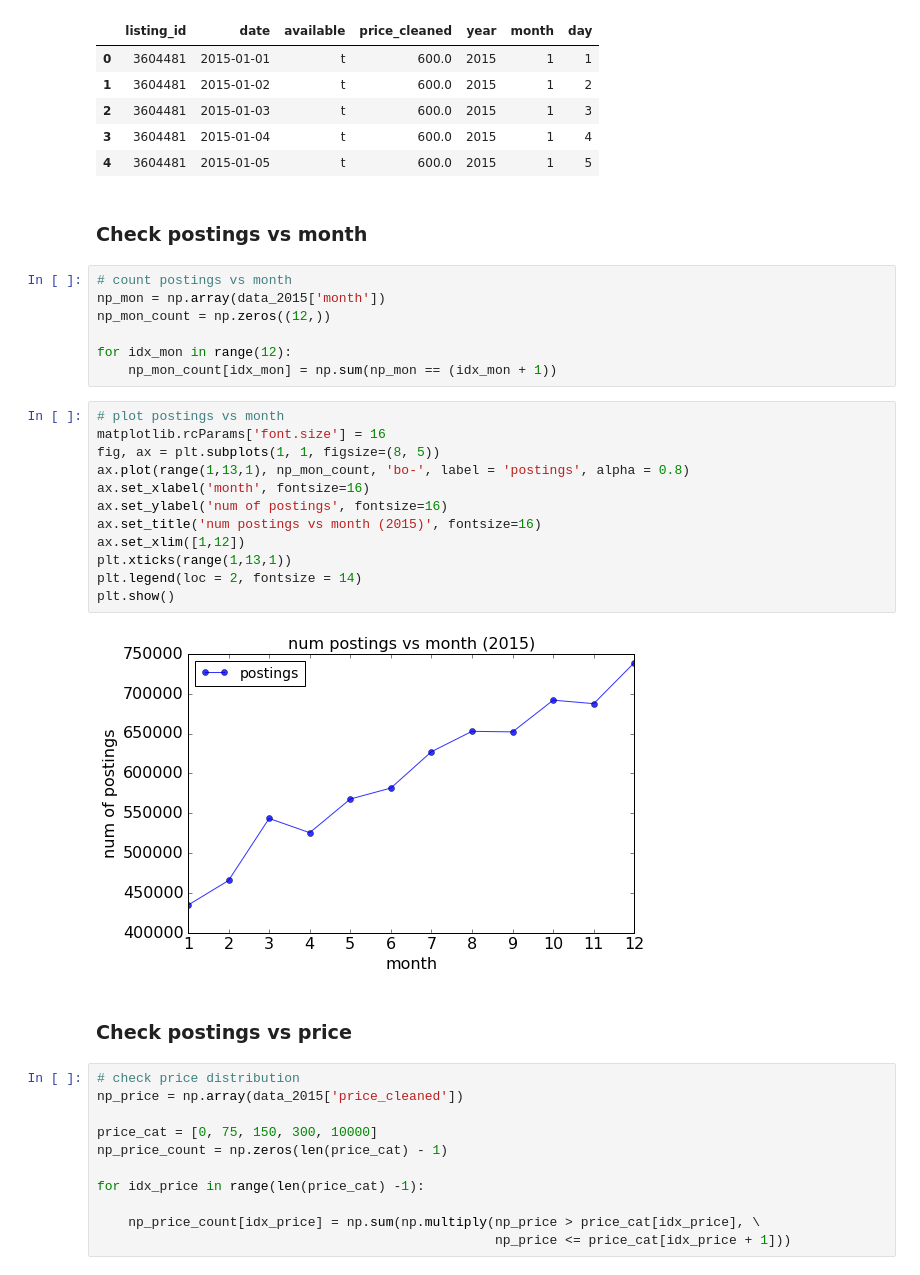
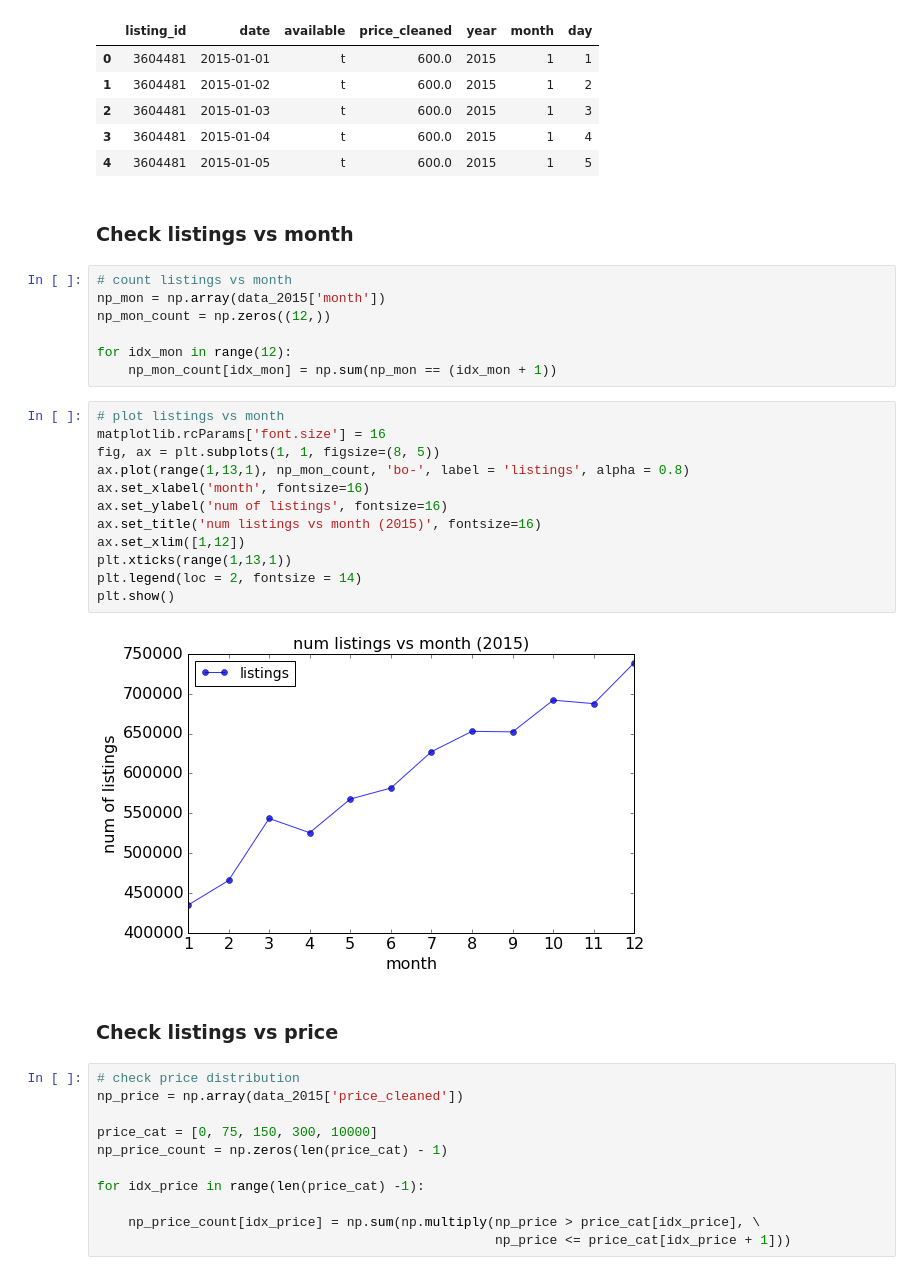
Before and after one commit to xwang146/cs109-airbnb-13, a Jupyter notebook: clean_visualize_calendar.ipynb, the cells around one changed output. Cells and saved outputs as stored; diff of their text form.

```diff
--- a/clean_visualize_calendar.ipynb
+++ b/clean_visualize_calendar.ipynb
@@ -115,30 +115,30 @@ data_2015.head()
 | 3 | 3604481 | 2015-01-04 | t | 600.0 | 2015 | 1 | 4 |
 | 4 | 3604481 | 2015-01-05 | t | 600.0 | 2015 | 1 | 5 |
 # %% [markdown]
-### Check postings vs month ###
+### Check listings vs month ###
 # %%
-# count postings vs month
+# count listings vs month
 np_mon = np.array(data_2015['month'])
 np_mon_count = np.zeros((12,))
 
 for idx_mon in range(12):
     np_mon_count[idx_mon] = np.sum(np_mon == (idx_mon + 1))
 # %%
-# plot postings vs month
+# plot listings vs month
 matplotlib.rcParams['font.size'] = 16
 fig, ax = plt.subplots(1, 1, figsize=(8, 5))
-ax.plot(range(1,13,1), np_mon_count, 'bo-', label = 'postings', alpha = 0.8)
+ax.plot(range(1,13,1), np_mon_count, 'bo-', label = 'listings', alpha = 0.8)
 ax.set_xlabel('month', fontsize=16)
-ax.set_ylabel('num of postings', fontsize=16)
-ax.set_title('num postings vs month (2015)', fontsize=16)
+ax.set_ylabel('num of listings', fontsize=16)
+ax.set_title('num listings vs month (2015)', fontsize=16)
 ax.set_xlim([1,12])
 plt.xticks(range(1,13,1))
 plt.legend(loc = 2, fontsize = 14)
 plt.show()
 # %% [output]
-[figure, old version]
+[figure, new version]
 # %% [markdown]
-### Check postings vs price ###
+### Check listings vs price ###
 # %%
 # check price distribution
 np_price = np.array(data_2015['price_cleaned'])
```
Also changed, not shown: parts of 6 cells of this notebook.
